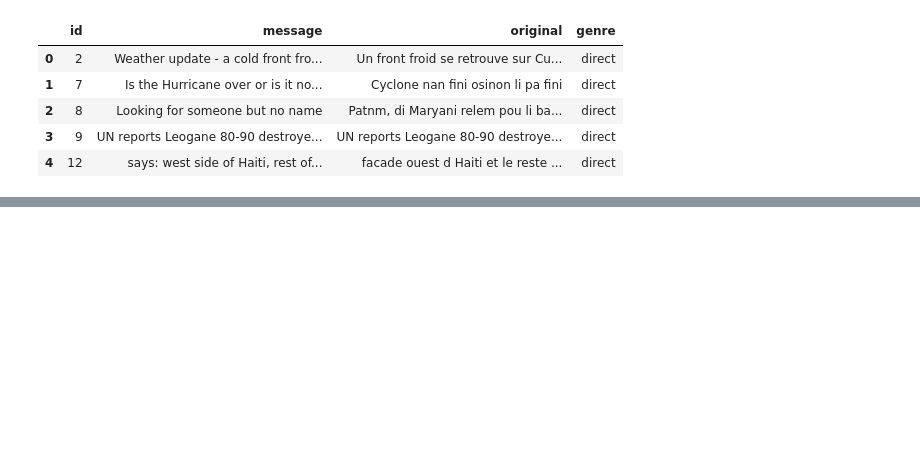
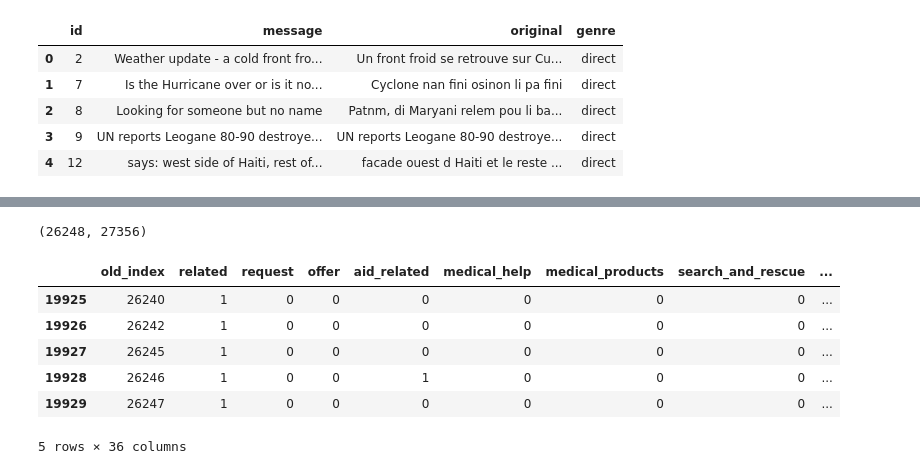
Before and after one commit to Rpinto02/DisasterResponsePipelines, a Jupyter notebook: Data_Preparation-Messages.ipynb, the cells around one changed output, grey strips where cells are left out. Saved outputs shown, nothing was run; the diff lists cells and outputs as text; code cells hidden in the pictures; blank space fills up the shorter version.

Commit message:
Add files via upload
Finishing the process to clean the message dataframe

```diff
--- a/Data_Preparation-Messages.ipynb
+++ b/Data_Preparation-Messages.ipynb
@@ -252,0 +111,17 @@ categories2.sum(axis=0)
+# %%
+X_messages.shape #(26248,31967)was the shape without removing numbers and adding lemmatizers for adjectives and adverbs
+# %% [output]
+(26248, 27356)
+# %%
+#importing the dataframe cleaned in the categories notebook
+categories = pd.read_csv('data/categories_prepared_rows_removed.csv')
+categories = categories.rename(columns={'Unnamed: 0': 'old_index'})
+categories.tail()
+# %% [output]
+|  | old_index | related | request | offer | aid_related | medical_help | medical_products | search_and_rescue | ... |
+| 19925 | 26240 | 1 | 0 | 0 | 0 | 0 | 0 | 0 | ... |
+| 19926 | 26242 | 1 | 0 | 0 | 0 | 0 | 0 | 0 | ... |
+| 19927 | 26245 | 1 | 0 | 0 | 0 | 0 | 0 | 0 | ... |
+| 19928 | 26246 | 1 | 0 | 0 | 1 | 0 | 0 | 0 | ... |
+| 19929 | 26247 | 1 | 0 | 0 | 0 | 0 | 0 | 0 | ... |
+5 rows × 36 columns
```
Also changed, not shown: parts of 41 cells of this notebook.
